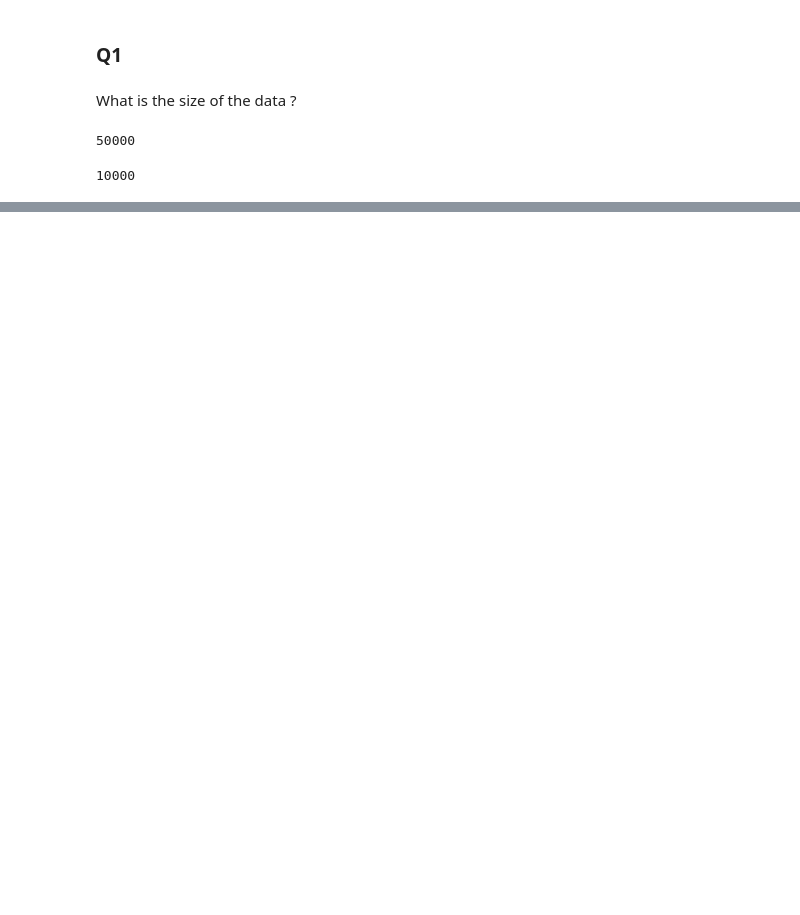
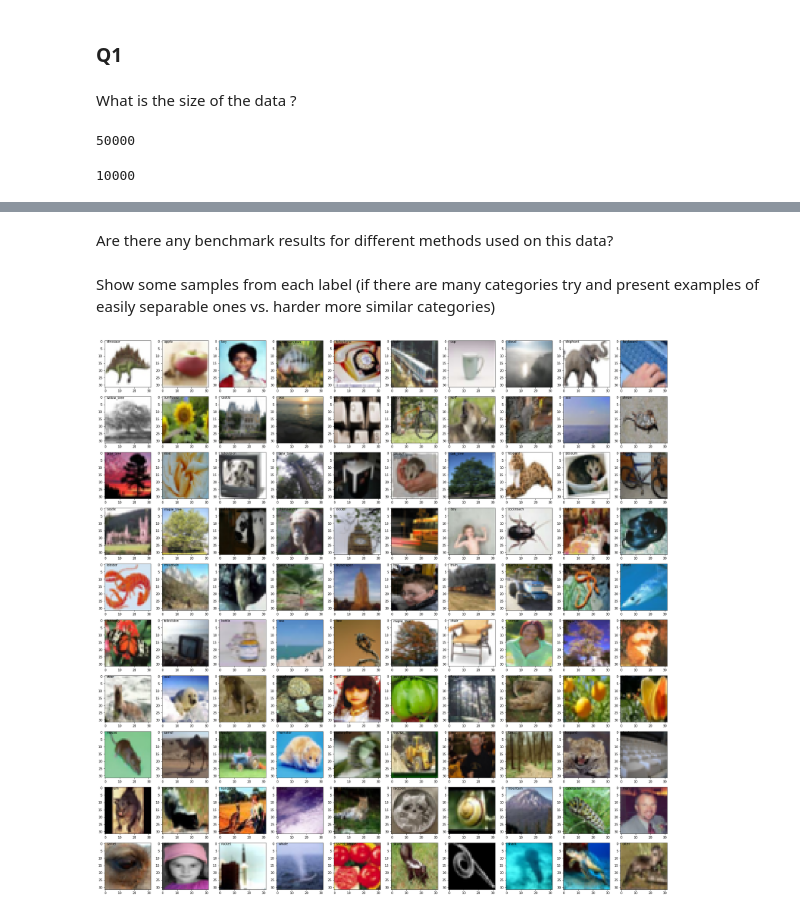
Before and after one commit to eransar/deepLearning_ASS1, a Jupyter notebook: DL_assign1.ipynb, the cells around one changed output, grey strips where cells are left out. Drawn from its saved outputs; the diff is of its cells as text; code cells hidden in the pictures; blank space fills up the shorter version.

Commit message:
q1_images

```diff
--- a/DL_assign1.ipynb
+++ b/DL_assign1.ipynb
@@ -6,3 +7,21 @@ import matplotlib.pyplot as plt
 %matplotlib inline
+# %%
+CIFAR100_LABELS_LIST = [
+    'apple', 'aquarium_fish', 'baby', 'bear', 'beaver', 'bed', 'bee', 'beetle',
+    'bicycle', 'bottle', 'bowl', 'boy', 'bridge', 'bus', 'butterfly', 'camel',
+    'can', 'castle', 'caterpillar', 'cattle', 'chair', 'chimpanzee', 'clock',
+    'cloud', 'cockroach', 'couch', 'crab', 'crocodile', 'cup', 'dinosaur',
+    'dolphin', 'elephant', 'flatfish', 'forest', 'fox', 'girl', 'hamster',
+    'house', 'kangaroo', 'keyboard', 'lamp', 'lawn_mower', 'leopard', 'lion',
+    'lizard', 'lobster', 'man', 'maple_tree', 'motorcycle', 'mountain', 'mouse',
+    'mushroom', 'oak_tree', 'orange', 'orchid', 'otter', 'palm_tree', 'pear',
+    'pickup_truck', 'pine_tree', 'plain', 'plate', 'poppy', 'porcupine',
+    'possum', 'rabbit', 'raccoon', 'ray', 'road', 'rocket', 'rose',
+    'sea', 'seal', 'shark', 'shrew', 'skunk', 'skyscraper', 'snail', 'snake',
+    'spider', 'squirrel', 'streetcar', 'sunflower', 'sweet_pepper', 'table',
+    'tank', 'telephone', 'television', 'tiger', 'tractor', 'train', 'trout',
+    'tulip', 'turtle', 'wardrobe', 'whale', 'willow_tree', 'wolf', 'woman',
+    'worm'
+]
 # %%
 (x_train, y_train), (x_test, y_test) = cifar100.load_data()
@@ -39,0 +96,21 @@ The sample dimensions is : 32 X 32
+# %% [markdown]
+Are there any benchmark results for different methods used on this data?
+# %% [markdown]
+Show some samples from each label (if there are many categories try and present examples of easily separable ones vs. harder more similar categories)
+# %%
+def get_axis_limits(ax, scale=.9):
+    return ax.get_xlim()[1]*scale, ax.get_ylim()[1]*scale
+
+w=10
+h=10
+fig=plt.figure(figsize=(32, 32))
+columns = 10
+rows = 10
+for i in range(1, columns*rows +1):
+    img = x_train[i]
+    ax1 = fig.add_subplot(rows, columns, i)
+    ax1.annotate(CIFAR100_LABELS_LIST[y_train[i][0]],xy=get_axis_limits(ax1))
+    plt.imshow(img)
+plt.show()
+# %% [output]
+[figure, added]
```
Also changed, not shown: parts of 12 cells of this notebook.
